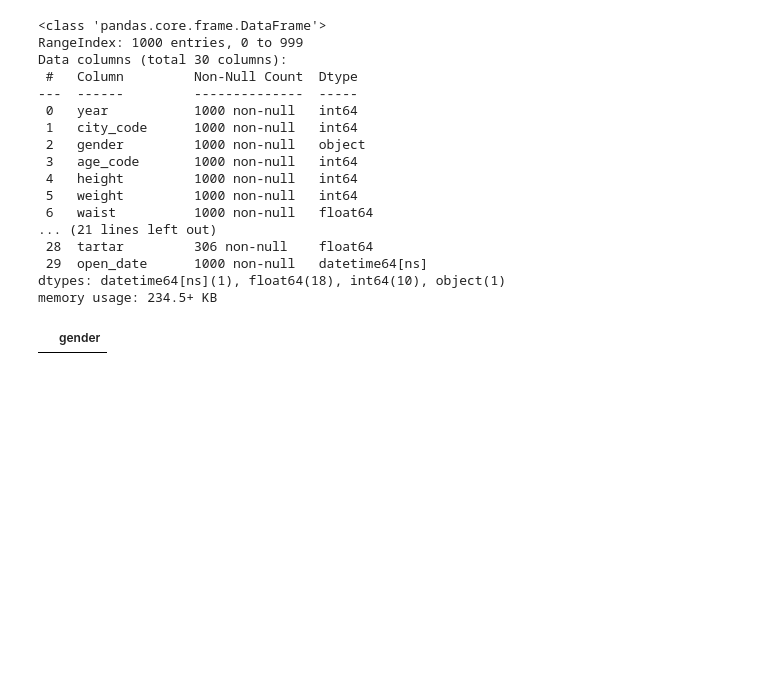
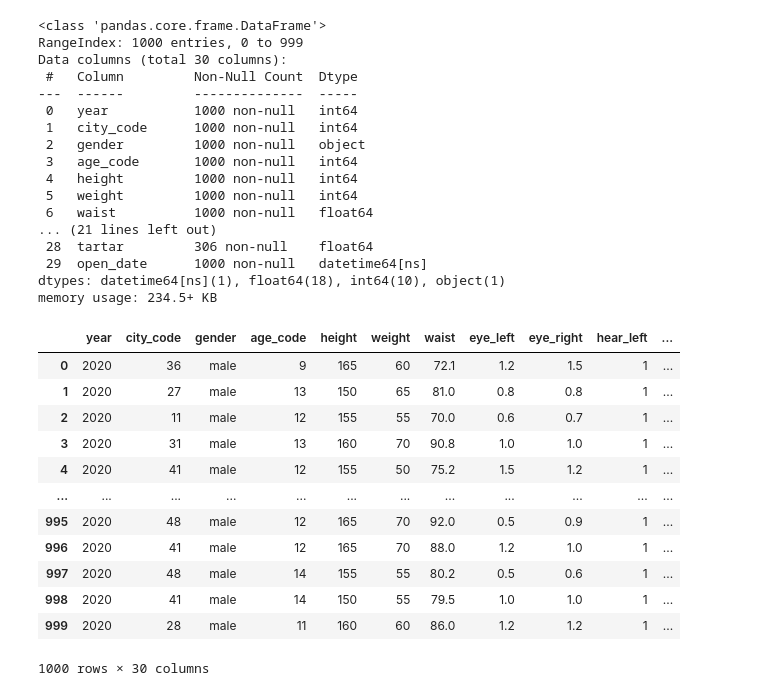
Before and after one commit to hslcrb/kw-competition-practice, a Jupyter notebook: 20260704-토요실습1.ipynb, the cells around one changed output. Drawn from its saved outputs; the diff is of its cells as text; code cells hidden in the pictures; blank space fills up the shorter version.

Commit message:
male -> 1, female -> 2 치환 성공

```diff
--- a/20260704-토요실습1.ipynb
+++ b/20260704-토요실습1.ipynb
@@ -510,12 +510,26 @@ Data columns (total 30 columns):
  29  open_date      1000 non-null   datetime64[ns]
 dtypes: datetime64[ns](1), float64(18), int64(10), object(1)
 memory usage: 234.5+ KB
-# %%
-health.loc[health['gender']==1, ['gender']]='male'
 # %%
-health.loc[health['gender']==1, ['gender']]='male'
+health.loc[health['gender']=='1', ['gender']]='male'    # 1을 male로 치환
-# %% [output]
-|  | gender |
+# %%
+health.loc[health['gender']=='2', ['gender']]='male'    # 2을 female로 치환
 # %%
 # 막간지식, 문자형에 따옴표를 쓰는 이유는 숫자형은 공백으로 스페이스로 구분이 되기 때문이나 문자형은 어디가 끝인지 모르기 때문이다.
 # 컴퓨터는 I am Hose. 문장에서 어디가 끝인지 모르기 때문이다. 그래서 인용 구문 등으로도 쓰인 따옴표들을 문자형에 쓰는것이다.
+# %%
+health   # 이제 체크하자.
+# %% [output]
+|  | year | city_code | gender | age_code | height | weight | waist | eye_left | eye_right | hear_left | ... |
+| 0 | 2020 | 36 | male | 9 | 165 | 60 | 72.1 | 1.2 | 1.5 | 1 | ... |
+| 1 | 2020 | 27 | male | 13 | 150 | 65 | 81.0 | 0.8 | 0.8 | 1 | ... |
+| 2 | 2020 | 11 | male | 12 | 155 | 55 | 70.0 | 0.6 | 0.7 | 1 | ... |
+| 3 | 2020 | 31 | male | 13 | 160 | 70 | 90.8 | 1.0 | 1.0 | 1 | ... |
+| 4 | 2020 | 41 | male | 12 | 155 | 50 | 75.2 | 1.5 | 1.2 | 1 | ... |
+| ... | ... | ... | ... | ... | ... | ... | ... | ... | ... | ... | ... |
+| 995 | 2020 | 48 | male | 12 | 165 | 70 | 92.0 | 0.5 | 0.9 | 1 | ... |
+| 996 | 2020 | 41 | male | 12 | 165 | 70 | 88.0 | 1.2 | 1.0 | 1 | ... |
+| 997 | 2020 | 48 | male | 14 | 155 | 55 | 80.2 | 0.5 | 0.6 | 1 | ... |
+| 998 | 2020 | 41 | male | 14 | 150 | 55 | 79.5 | 1.0 | 1.0 | 1 | ... |
+| 999 | 2020 | 28 | male | 11 | 160 | 60 | 86.0 | 1.2 | 1.2 | 1 | ... |
+1000 rows × 30 columns
```
Also changed, not shown: parts of 8 cells of this notebook.
